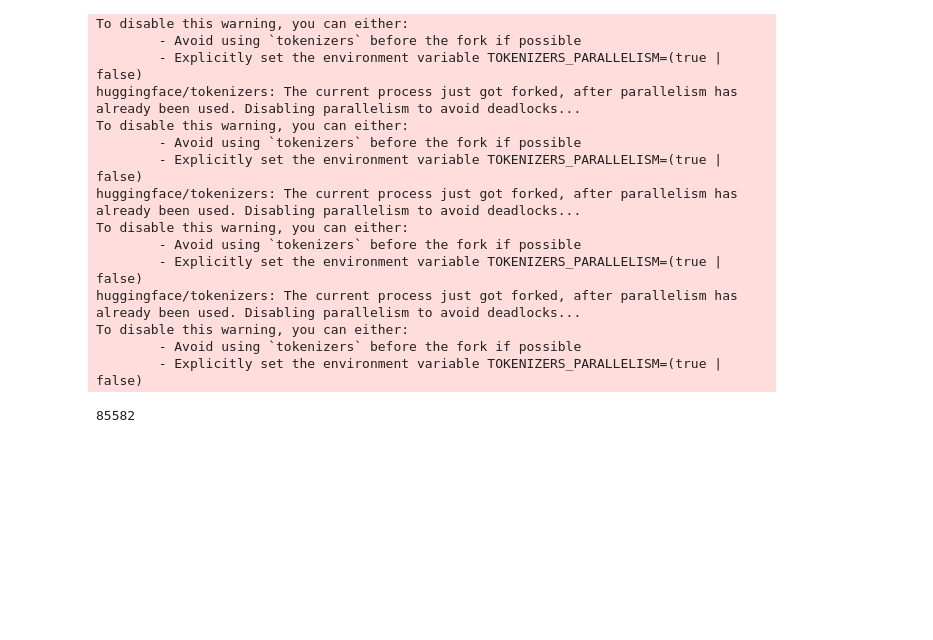
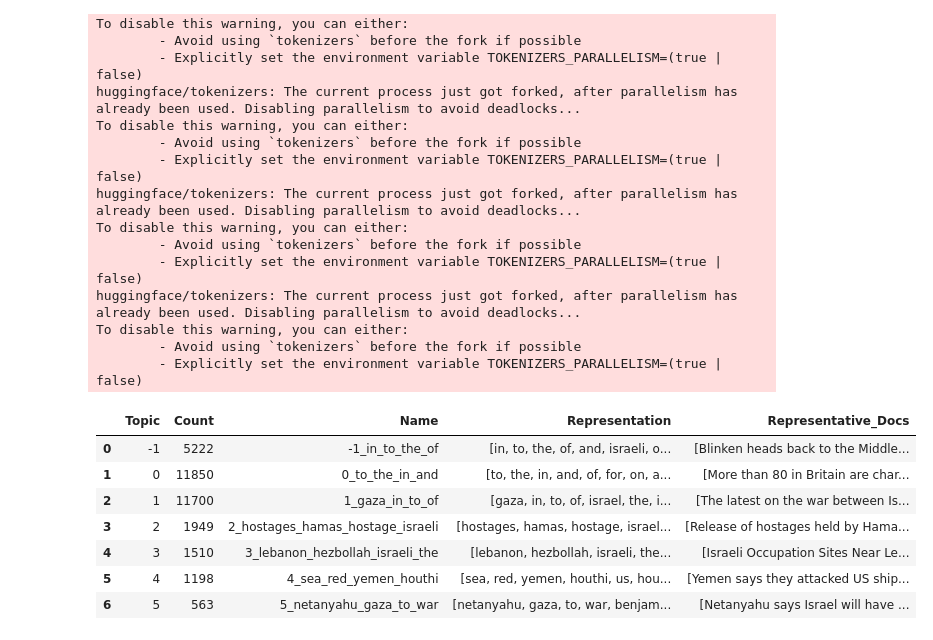
Before and after one commit to avneetreen/humanity-check, a Jupyter notebook: notebooks/Filtering.ipynb, the cells around one changed output. Cells and saved outputs as stored; diff of their text form; code cells hidden in the pictures; blank space fills up the shorter version.

Commit message:
Code for filtering, framing analysis, and BERTopic

```diff
--- a/notebooks/Filtering.ipynb
+++ b/notebooks/Filtering.ipynb
@@ -17,11 +17,9 @@ def consolidate_links_data(region: str) -> None:
 for reg in regions:
     consolidate_links_data(reg)
 # %%
-selected_domains = {"UK":['dailymail.co.uk', 'independent.co.uk', 'theguardian.com', 'bbc.co.uk'],
+selected_domains = {"UK":['dailymail.co.uk', 'independent.co.uk', 'theguardian.com', 'bbc.co.uk','huffingtonpost.co.uk', 'telegraph.co.uk'],
 "US":['nytimes.com', 'cbsnews.com', 'foxnews.com', 'nypost.com', 'npr.org', 'breitbart.com'],
-"MiddleEast":['mehrnews.com', 'cumhuriyet.com.tr', 'dailysabah.com', 'aksam.com.tr'],
-"India":['indiatimes.com', 'tribuneindia.com', 'hindustantimes.com', 'firstpost.com', 'thehindu.com'],
-"Israel":['timesofisrael.com', 'jpost.com', 'ynetnews.com', 'israelhayom.co.il', 'maariv.co.il']}
+"MiddleEast":['almanar.com.lb','mehrnews.com', 'egyptindependent.com', 'cumhuriyet.com.tr','arabnews.com', 'dohanews.co', 'sana.sy']}
 # %%
 for reg in regions:
     df = pd.read_csv(f"../data/links/WayBackMachine/consolidated/{reg}.csv")
@@ -39,5 +35,6 @@ Israel 24532
 all_df = []
 for reg in regions:
     df = pd.read_csv(f"../data/links/WayBackMachine/selected/{reg}.csv")
+    df["region"] = reg
     all_df.append(df)
 all_df = pd.concat(all_df)
@@ -46,6 +41,6 @@ titles = all_df.title.values
 # %%
-topic_model = BERTopic(language="english", min_topic_size=100)
-topics, probs = topic_model.fit_transform(titles)
+topic_model = BERTopic(language="english", min_topic_size=500)
+topics, probs = topic_model.fit_transform(all_df.title.values)
 # %% [output]
 huggingface/tokenizers: The current process just got forked, after parallelism has already been used. Disabling parallelism to avoid deadlocks...
 To disable this warning, you can either:
@@ -67,8 +62,17 @@ huggingface/tokenizers: The current process just got forked, after parallelism h
 To disable this warning, you can either:
         - Avoid using `tokenizers` before the fork if possible
         - Explicitly set the environment variable TOKENIZERS_PARALLELISM=(true | false)
-# %%
-len(all_df)
-# %% [output]
-85582
+# %%
+info = topic_model.get_topic_info()
+# %%
+info
+# %% [output]
+|  | Topic | Count | Name | Representation | Representative_Docs |
+| 0 | -1 | 5222 | -1_in_to_the_of | [in, to, the, of, and, israeli, o... | [Blinken heads back to the Middle... |
+| 1 | 0 | 11850 | 0_to_the_in_and | [to, the, in, and, of, for, on, a... | [More than 80 in Britain are char... |
+| 2 | 1 | 11700 | 1_gaza_in_to_of | [gaza, in, to, of, israel, the, i... | [The latest on the war between Is... |
+| 3 | 2 | 1949 | 2_hostages_hamas_hostage_israeli | [hostages, hamas, hostage, israel... | [Release of hostages held by Hama... |
+| 4 | 3 | 1510 | 3_lebanon_hezbollah_israeli_the | [lebanon, hezbollah, israeli, the... | [Israeli Occupation Sites Near Le... |
+| 5 | 4 | 1198 | 4_sea_red_yemen_houthi | [sea, red, yemen, houthi, us, hou... | [Yemen says they attacked US ship... |
+| 6 | 5 | 563 | 5_netanyahu_gaza_to_war | [netanyahu, gaza, to, war, benjam... | [Netanyahu says Israel will have ... |
 # %%
```
Also changed, not shown: parts of 12 cells of this notebook, 6 other files.
